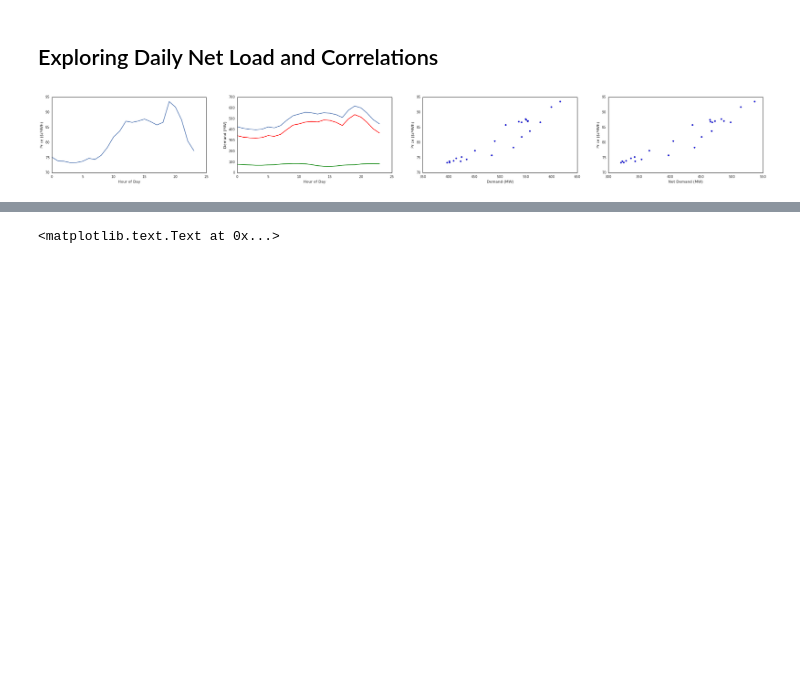
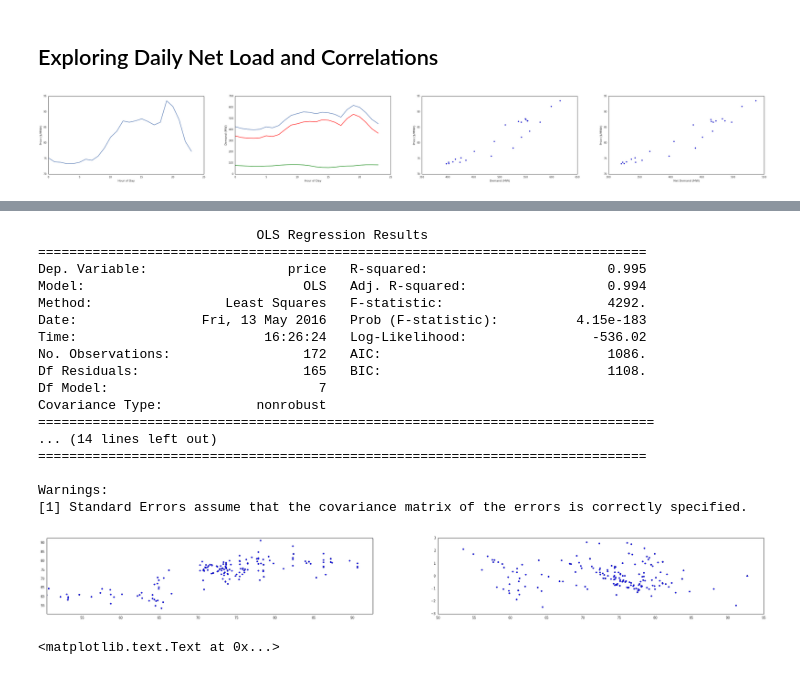
Before and after one commit to diegoleonbarido/flexbox-data-dump-analysis, a Jupyter notebook: ipynb/System_Level.ipynb, the cells around one changed output, grey strips where cells are left out. Drawn from its saved outputs; the diff is of its cells as text; code cells hidden in the pictures; blank space fills up the shorter version.

```diff
--- a/ipynb/System_Level.ipynb
+++ b/ipynb/System_Level.ipynb
@@ -750,3 +818,39 @@ plt.subplots_adjust(right=5)
+# %%
+#plt.plot(resource_df['price'], Before["Gas"], 'ro')
+#plt.plot(Before["Temp"], fitted.fittedvalues, 'b')
+
+linear_model = sm.OLS(hour_zero_resources['price'], hour_zero_resources[['Demanda','net_Demanda','bunker','biomass','geothermal','wind','hydro']])
+linear_results = linear_model.fit()
+print(linear_results.summary())
+
+plt.subplot(121)
+plt.scatter(hour_zero_resources['price'],linear_results.fittedvalues)
+plt.xlim(min(hour_zero_resources['price']),max(hour_zero_resources['price']))
+plt.ylim(min(hour_zero_resources['price']),max(hour_zero_resources['price']))
+
+plt.subplot(122)
+plt.scatter(linear_results.fittedvalues,linear_results.resid_pearson)
+
+plt.subplots_adjust(right=5)
+# %% [output]
+                            OLS Regression Results
+==============================================================================
+Dep. Variable:                  price   R-squared:                       0.995
+Model:                            OLS   Adj. R-squared:                  0.994
+Method:                 Least Squares   F-statistic:                     4292.
+Date:                Fri, 13 May 2016   Prob (F-statistic):          4.15e-183
+Time:                        16:26:24   Log-Likelihood:                -536.02
+No. Observations:                 172   AIC:                             1086.
+Df Residuals:                     165   BIC:                             1108.
+Df Model:                           7
+Covariance Type:            nonrobust
+===============================================================================
+... (14 lines left out)
+==============================================================================
+
+Warnings:
+[1] Standard Errors assume that the covariance matrix of the errors is correctly specified.
+[figure, added]
 # %%
 plt.plot(df_gen_cost_total['tot_gen'],df_gen_cost_total['$/kWh'],'.')
 plt.xlabelbel('Capacity Factor')
```
Also changed, not shown: parts of 15 cells of this notebook.
